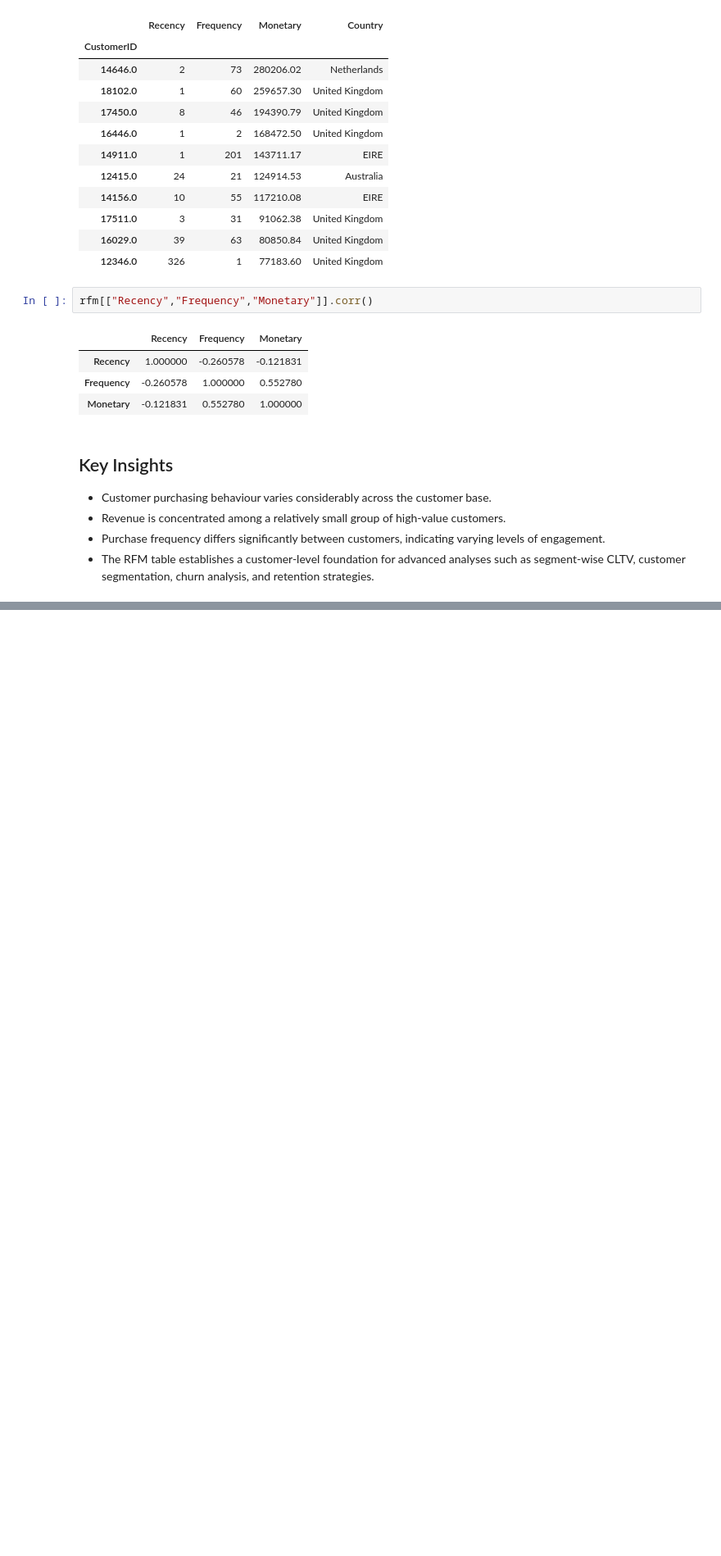
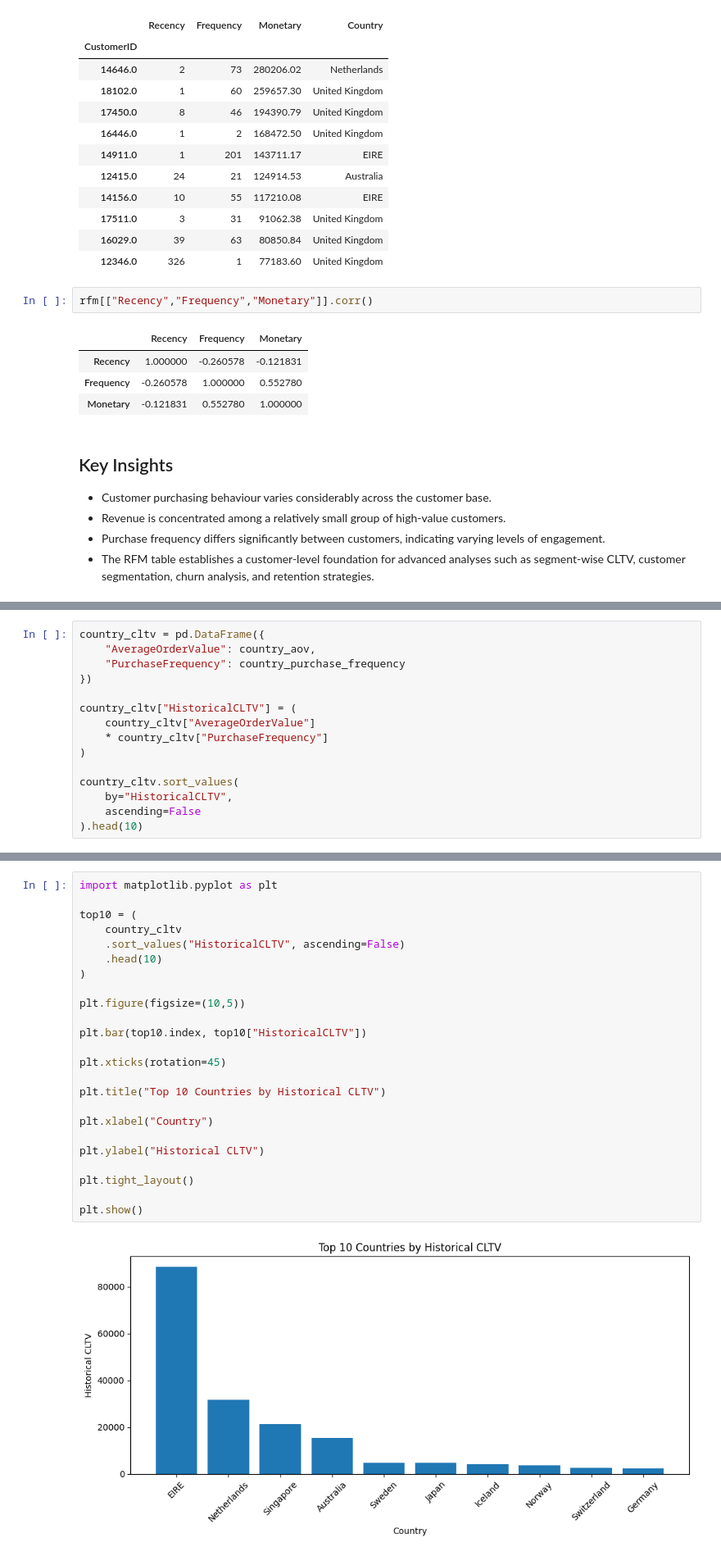
Before and after one commit to Adithyan-7/infotact-group5-data-analytics, a Jupyter notebook: notebooks/04_cltv_analysis.ipynb, the cells around one changed output, grey strips where cells are left out. Shown at 82% size. Drawn from its saved outputs; the diff is of its cells as text; blank space fills up the shorter version.

Commit message:
feat(cltv): add country-wise historical CLTV analysis

```diff
--- a/notebooks/04_cltv_analysis.ipynb
+++ b/notebooks/04_cltv_analysis.ipynb
@@ -293,0 +345,15 @@ rfm[["Recency","Frequency","Monetary"]].corr()
+# %%
+country_cltv = pd.DataFrame({
+    "AverageOrderValue": country_aov,
+    "PurchaseFrequency": country_purchase_frequency
+})
+
+country_cltv["HistoricalCLTV"] = (
+    country_cltv["AverageOrderValue"]
+    * country_cltv["PurchaseFrequency"]
+)
+
+country_cltv.sort_values(
+    by="HistoricalCLTV",
+    ascending=False
+).head(10)
@@ -293,0 +376,26 @@ rfm[["Recency","Frequency","Monetary"]].corr()
+# %%
+import matplotlib.pyplot as plt
+
+top10 = (
+    country_cltv
+    .sort_values("HistoricalCLTV", ascending=False)
+    .head(10)
+)
+
+plt.figure(figsize=(10,5))
+
+plt.bar(top10.index, top10["HistoricalCLTV"])
+
+plt.xticks(rotation=45)
+
+plt.title("Top 10 Countries by Historical CLTV")
+
+plt.xlabel("Country")
+
+plt.ylabel("Historical CLTV")
+
+plt.tight_layout()
+
+plt.show()
+# %% [output]
+[figure, added]
```
Also changed, not shown: parts of 9 cells of this notebook.
